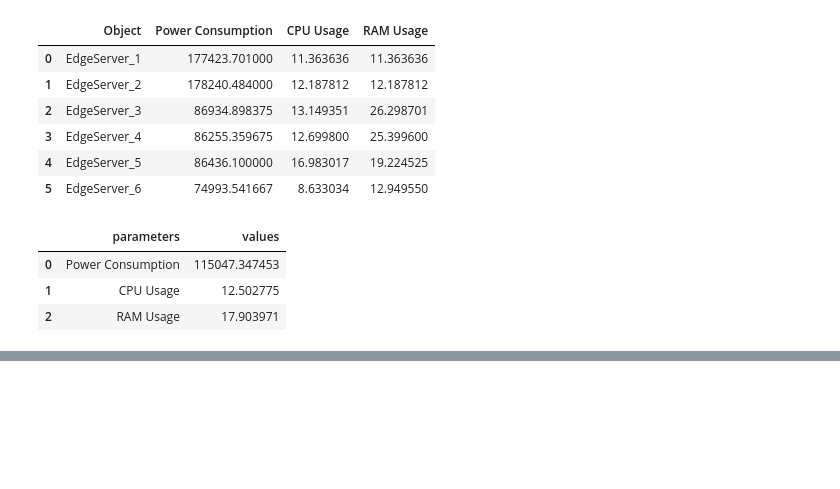
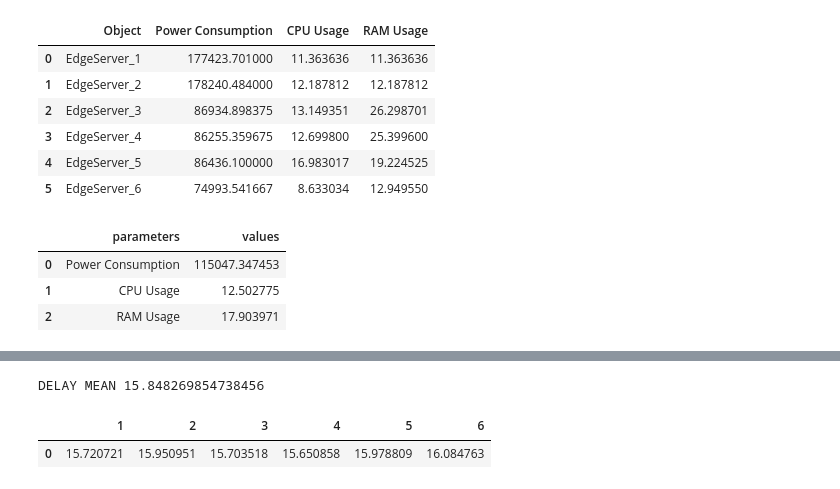
Before and after one commit to mascalmeida/edgeexperiments, a Jupyter notebook: probabilisticactor.ipynb, the cells around one changed output, grey strips where cells are left out. Drawn from its saved outputs; the diff is of its cells as text; code cells hidden in the pictures; blank space fills up the shorter version.

```diff
--- a/probabilisticactor.ipynb
+++ b/probabilisticactor.ipynb
@@ -194,0 +202,7 @@ display(dt_edge, dt_edge_final)
+# %%
+print("DELAY MEAN", (pd.json_normalize(logs_user['Delays']).mean()).mean())
+display(pd.DataFrame(pd.json_normalize(logs_user['Delays']).mean()).T)
+# %% [output]
+DELAY MEAN 15.848269854738456
+|  | 1 | 2 | 3 | 4 | 5 | 6 |
+| 0 | 15.720721 | 15.950951 | 15.703518 | 15.650858 | 15.978809 | 16.084763 |
```
Also changed, not shown: parts of 2 cells of this notebook, 11 other files.
